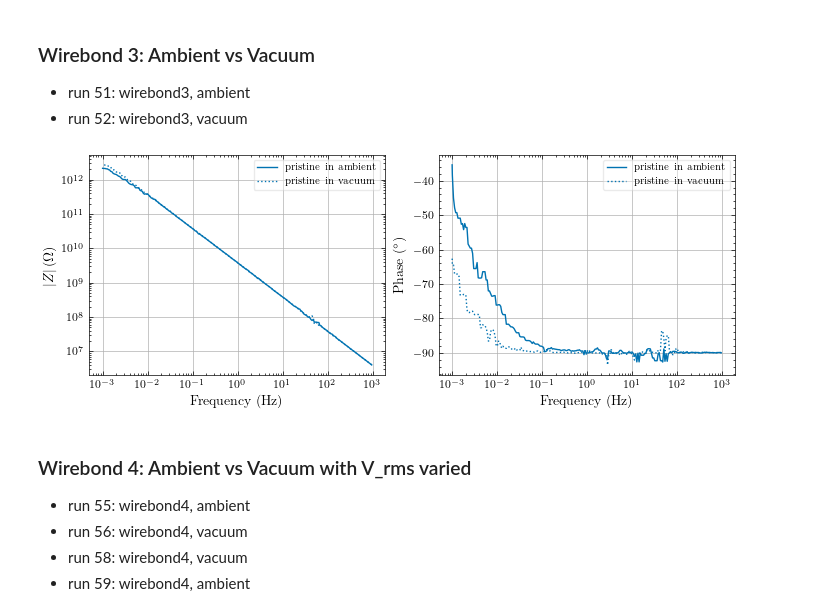
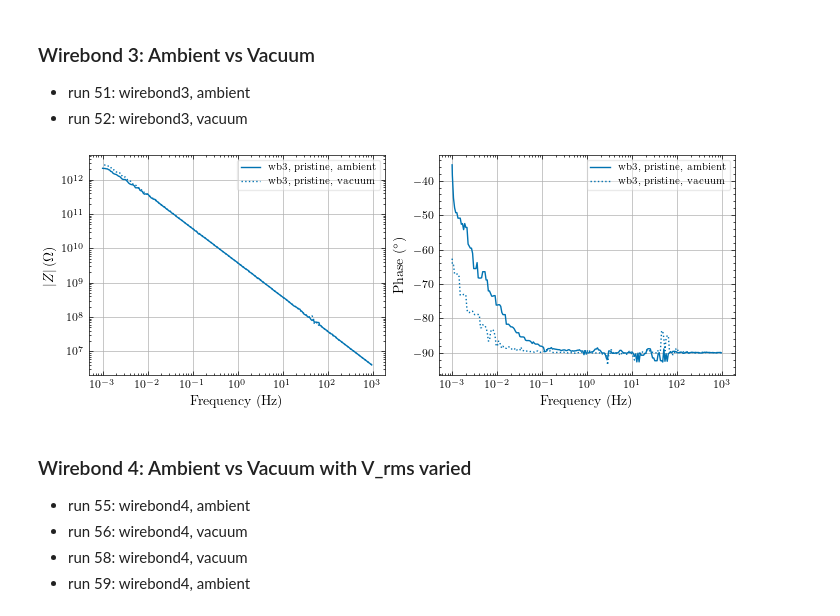
Before and after one commit to hc3413/IS_Analysis, a Jupyter notebook: IS_Analysis_solatron.ipynb, the cells around one changed output. Saved outputs shown, nothing was run; the diff lists cells and outputs as text; code cells hidden in the pictures.

```diff
--- a/IS_Analysis_solatron.ipynb
+++ b/IS_Analysis_solatron.ipynb
@@ -58,8 +59,14 @@ solatron = run_to_dict(all_data_solatron)
 # Select data
 d5 = [solatron[5]]
 
-# Plot labels
-plot_labels = ['wb1, pristine, ambient']
+# Labels
+plot_labels = ['wb1, pristine, ambient'] # label for the legend
+plot_filename = 'wb1_pristine_Vdc_ambient_instability' # name for exported figure
+plot_title = 'Vdc Instability in Pristine Device' # title for powerpoint
+
+# Notes
+notes = ['This was before the Au contact issue was realised, likely the cause of the low C state',
+         'The device is clearly e-forming during the vDC sweep'] # notes for the powerpoint in text box
 
 # if export true, update the plot string
 d5 = update_plot_string(d5, export_data=export_data, plot_labels=plot_labels)
@@ -69,7 +76,7 @@ fig, ax = IS_plot(d5, d_type='Zabsphi', freq_lim=[1e1, 1e5],
                     sort_data=False, c_bar=2, fig_size=fig_size, med_filt = 7, force_key = False)
 
 # append the figure and title to the list for later exporting
-fig_list.append((fig, 'run5DCinstability'))
+fig_list.append((fig, plot_filename, plot_title, notes))
 # %% [output]
 [figure]
 # %% [markdown]
@@ -81,21 +88,26 @@ fig_list.append((fig, 'run5DCinstability'))
 # %%
 # Select data
 d51 = [solatron[51], solatron[52]]
 
-# Plot labels
-plot_labels = ['wb3, pristine, ambient', 'wb3, pristine, vacuum']
+# Labels
+plot_labels = ['wb3, pristine, ambient', 'wb3, pristine, vacuum'] # label for the legend
+plot_filename = 'wb3_pristine_ambvac' # name for exported figure
+plot_title = 'Ambient vs Vacuum for Pristine Device - WB3' # title for powerpoint
+
+# Notes
+notes = [''] # notes for the powerpoint in text box
 
 # if export true, update the plot string
 d51 = update_plot_string(d51, export_data=export_data, plot_labels=plot_labels)
 
 # Plot
 fig, ax = IS_plot(d51, d_type='Zabsphi', freq_lim=[0, 1e3],
                     sort_data=False, c_bar=0, fig_size=fig_size, med_filt = 3, force_key = False)
 
 # append the figure and title to the list for later exporting
-fig_list.append((fig, 'pristine_ambvac_wb3'))
+fig_list.append((fig, plot_filename, plot_title, notes))
 # %% [output]
-[figure, old version]
+[figure, new version]
 # %% [markdown]
 ### Wirebond 4: Ambient vs Vacuum with V_rms varied
 - run 55: wirebond4, ambient
```
Also changed, not shown: parts of 6 cells of this notebook, 2 other files.
